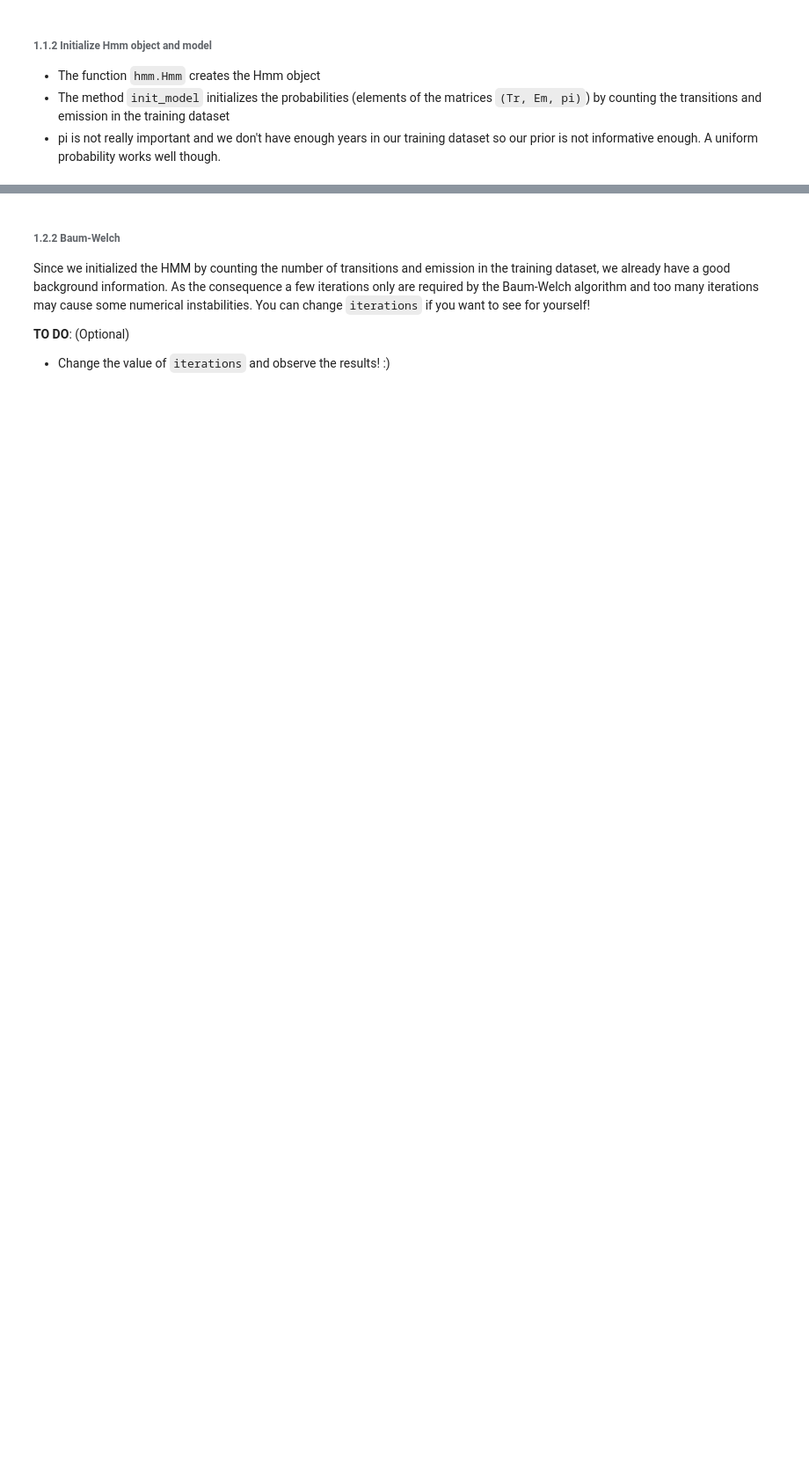
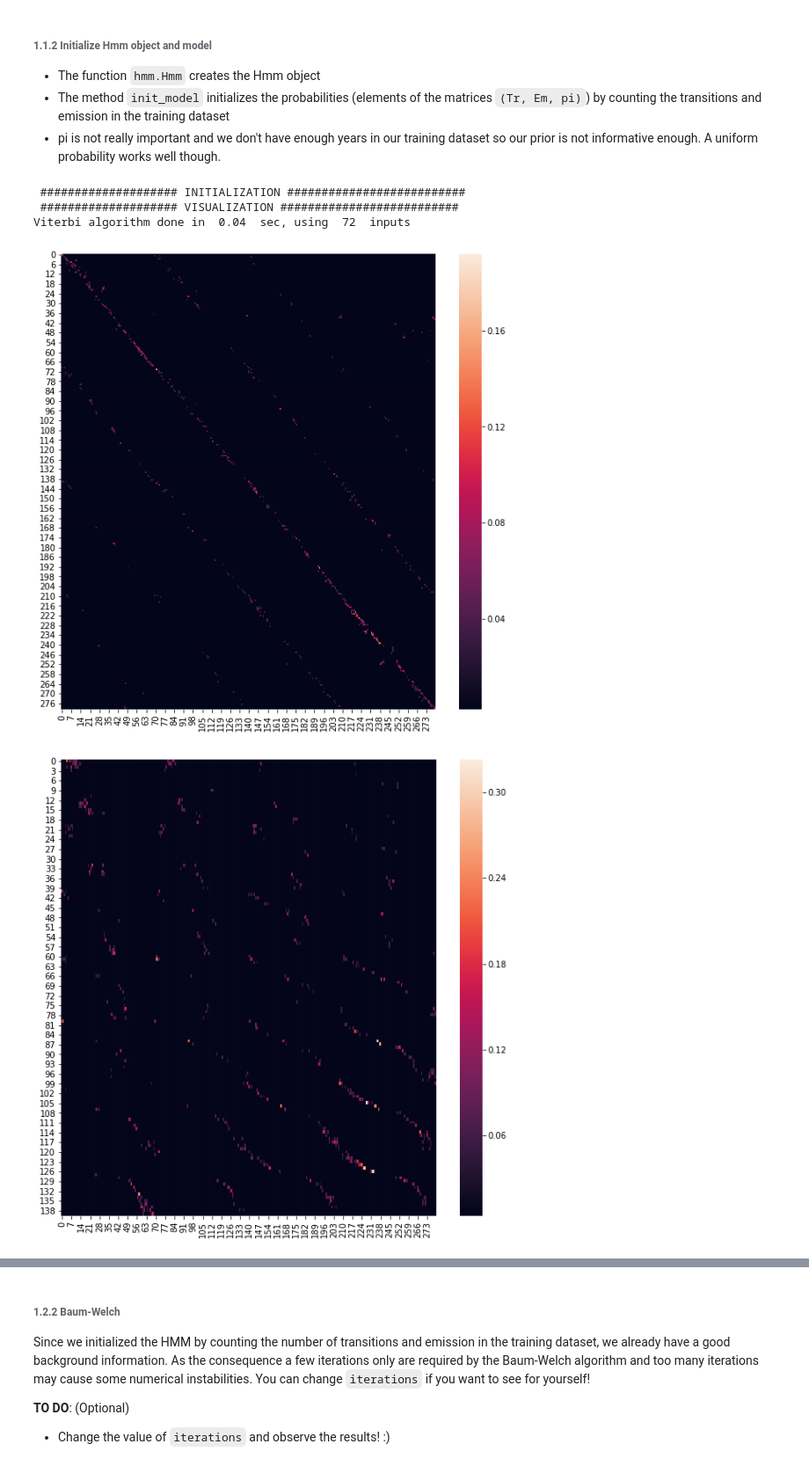
Before and after one commit to nglm/submapp, a Jupyter notebook: tuto_hmm.ipynb, the cells around one changed output, grey strips where cells are left out. Shown at 88% size. Saved outputs shown, nothing was run; the diff lists cells and outputs as text; code cells hidden in the pictures; blank space fills up the shorter version.

```diff
--- a/tuto_hmm.ipynb
+++ b/tuto_hmm.ipynb
@@ -91,10 +92,10 @@ In addition, if you used the defaults path and filenames while creating the maps
 # TODO:
 # ---- Select the shape of the Maps you want to work with
 # (These maps have to be created beforehand!)
-n_obs = 4
-m_obs = 12
-n_hid = 5
-m_hid = 80
+n_obs = 7
+m_obs = 20
+n_hid = 4
+m_hid = 70
 # ----------------------------
 
 # ----------------------------
@@ -208,21 +221,43 @@ name_hmm = "1992-"+str(1992+nb_years-1)+"_trained"
 # %%
 ############ STEP 1.1.2 ##################################################
 
 print(" #################### INITIALIZATION ##########################")
 myHMM = hmm.Hmm(n_obs*m_obs,n_hid*m_hid, name=name_hmm)
 myHMM.init_model(map_obs_train.classes, map_hid_train.classes)
 myHMM.pi = np.ones((n_hid*m_hid))
 
 print(" #################### VISUALIZATION ##########################")
 classes_hid_est = myHMM.viterbi(map_obs_test.classes)
-map_hid_est = map2d.Map2d(som=map_hid_test.som, name=name_est)
+map_hid_est = map2d.Map2d(som=map_hid_train.som, name=name_est)
 map_hid_est.map_from_classes(classes_hid_est, true_values=map_hid_test.true_values, overwrite=True)
 
 fig= plt.figure(figsize=(10,10))
 sns.heatmap(myHMM.Tr, annot=False)
 fig= plt.figure(figsize=(10,10))
 sns.heatmap(myHMM.Em, annot=False)
 
 print_data(map_hid_est.values,depth,zmin=18,zmax=32, legend="Estimated values", figsize=(10,4))
 print_data(map_hid_test.values,depth,zmin=18,zmax=32, legend="Expected values", figsize=(10,4))
 print_data(map_hid_est.true_values,depth,zmin=18,zmax=32, legend="True values", figsize=(10,4))
+
+print("------------------------------------------------")
+print("#################### SUMMARY ###################")
+print("------------------------------------------------")
+
+print("---------------- MAP HID TRAIN -----------------")
+ref_distance_transitions = map_hid_train.som.distance_transitions
+print("MEAN DISTANCE OF TRANSITIONS:", np.mean(ref_distance_transitions))
+print("STDEV DISTANCE OF TRANSITIONS: ", np.std(ref_distance_transitions))
+
+print("---------------- MAP HID EST -------------------")
+print("MEAN DISTANCE OF TRANSITIONS:", np.mean(map_hid_est.distance_transitions))
+print("STDEV DISTANCE OF TRANSITIONS: ", np.std(map_hid_est.distance_transitions))
+
+rmse = compute_error(map_hid_est.true_values, map_hid_est.values, "rmse", show=True)
+print("MEAN RMSE: ", np.mean(rmse))
+# %% [output]
+ #################### INITIALIZATION ##########################
+ #################### VISUALIZATION ##########################
+Viterbi algorithm done in  0.04  sec, using  72  inputs
+[figure, added]
+[figure, added]
```
Also changed, not shown: parts of 12 cells of this notebook, 7 other files.
